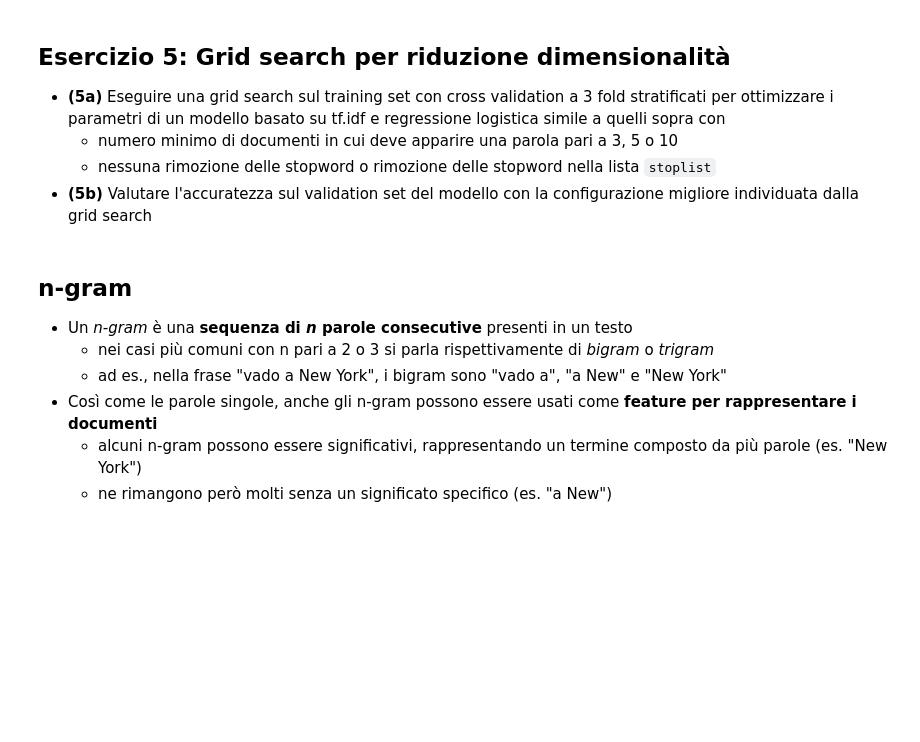
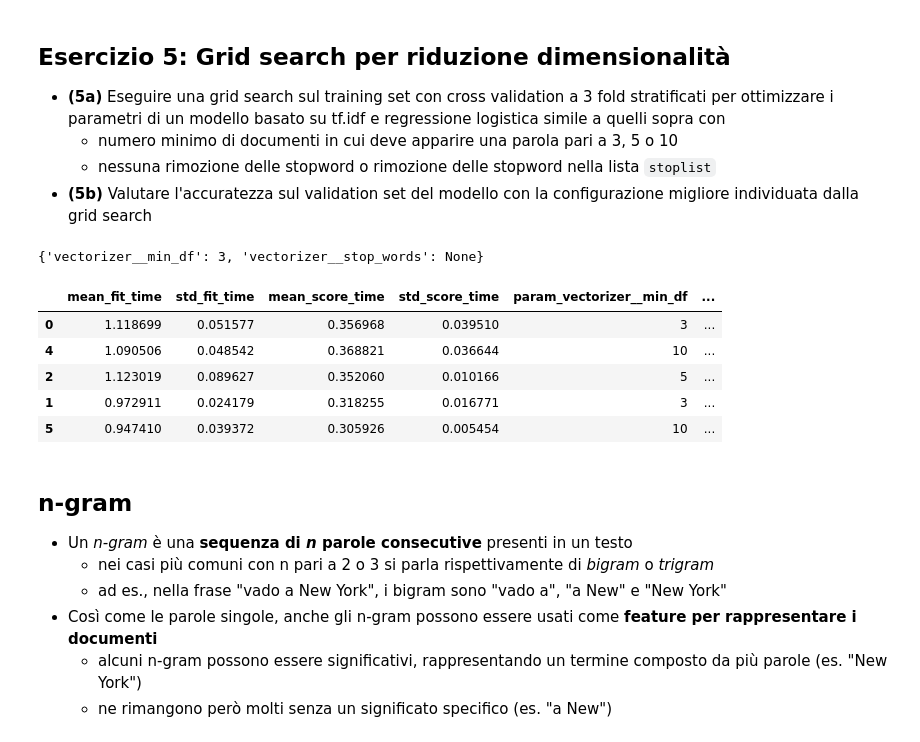
Before and after one commit to FedericoCampanozzi/Uni_Courses_Python, a Jupyter notebook: DataIntensive/14.IntroduzioneNLP/NLP.ipynb, the cells around one changed output. Saved outputs shown, nothing was run; the diff lists cells and outputs as text; code cells hidden in the pictures; blank space fills up the shorter version.

```diff
--- a/DataIntensive/14.IntroduzioneNLP/NLP.ipynb
+++ b/DataIntensive/14.IntroduzioneNLP/NLP.ipynb
@@ -537,6 +604,31 @@ model.score(reviews_val["text"], reviews_val["label"])
 - **(5b)** Valutare l'accuratezza sul validation set del modello con la configurazione migliore individuata dalla grid search
 # %%
 from sklearn.model_selection import StratifiedKFold, GridSearchCV
+# %%
+skf = StratifiedKFold(3, shuffle=True, random_state=42)
+model = Pipeline([
+    ("vectorizer", TfidfVectorizer()),
+    ("classifier", LogisticRegression(solver="saga", C=10))
+])
+grid = {
+    "vectorizer__min_df" : [3,5,10],
+    "vectorizer__stop_words" : [None, stoplist]
+}
+gs = GridSearchCV(model, grid, cv=skf)
+gs.fit(reviews_train["text"], reviews_train["label"]);
+# %%
+gs.best_params_
+# %% [output]
+{'vectorizer__min_df': 3, 'vectorizer__stop_words': None}
+# %%
+pd.DataFrame(gs.cv_results_).sort_values("rank_test_score").head(5)
+# %% [output]
+|  | mean_fit_time | std_fit_time | mean_score_time | std_score_time | param_vectorizer__min_df | ... |
+| 0 | 1.118699 | 0.051577 | 0.356968 | 0.039510 | 3 | ... |
+| 4 | 1.090506 | 0.048542 | 0.368821 | 0.036644 | 10 | ... |
+| 2 | 1.123019 | 0.089627 | 0.352060 | 0.010166 | 5 | ... |
+| 1 | 0.972911 | 0.024179 | 0.318255 | 0.016771 | 3 | ... |
+| 5 | 0.947410 | 0.039372 | 0.305926 | 0.005454 | 10 | ... |
 # %% [markdown]
 ## n-gram
 
```
Also changed, not shown: parts of 37 cells of this notebook, 2 other files.
